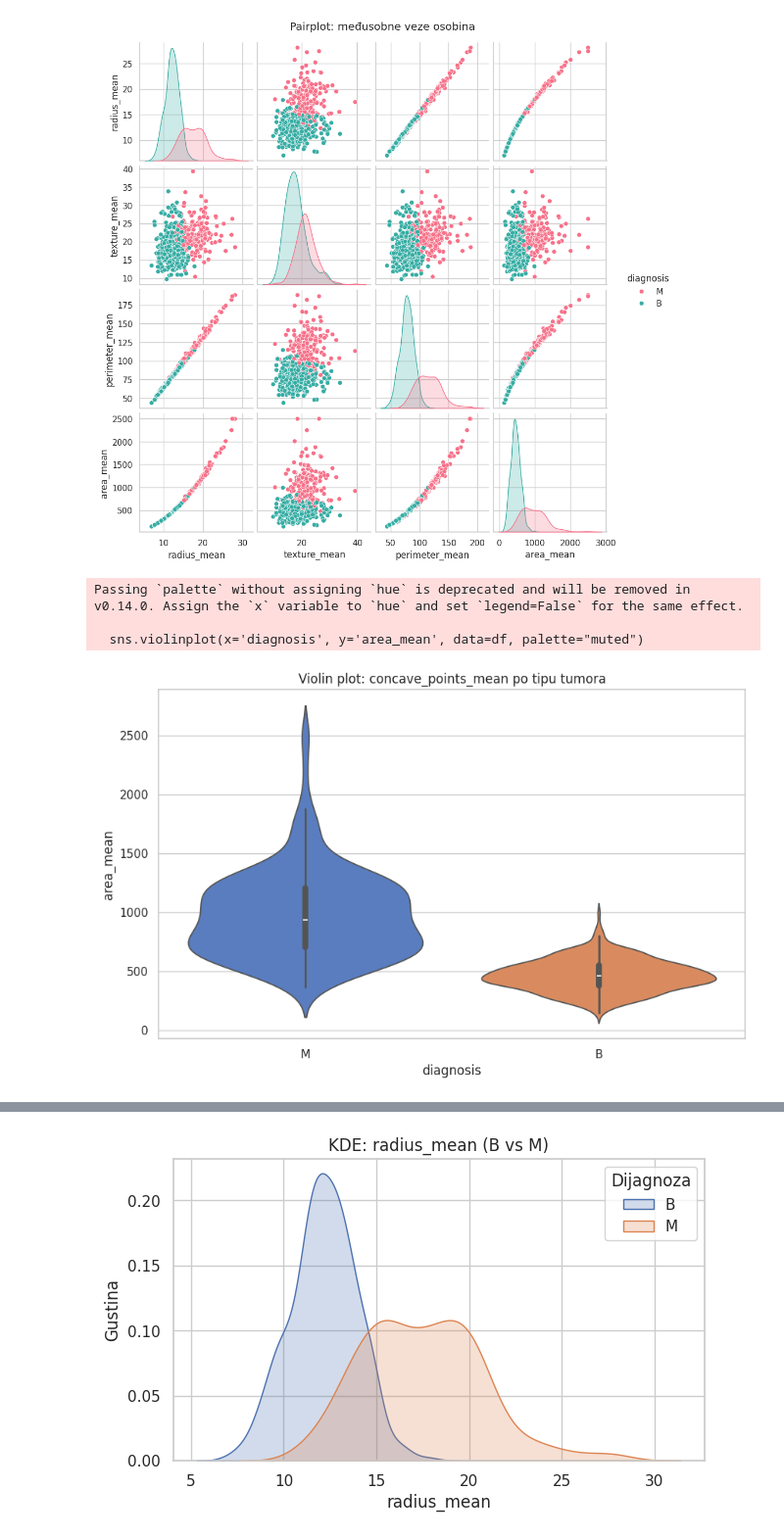
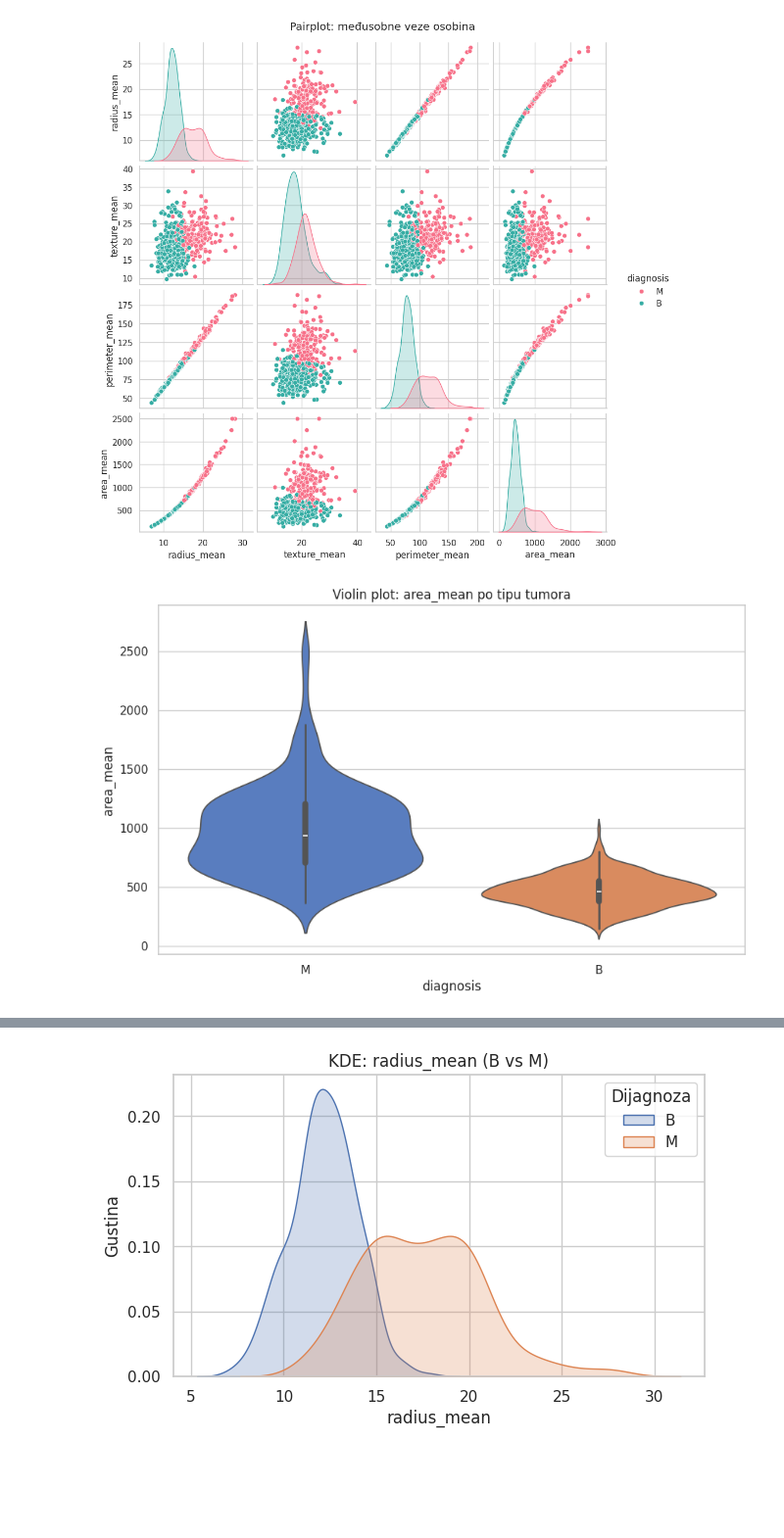
Before and after one commit to tamarajovicic1/Data-Science-Masters, a Jupyter notebook: breast-cancer-analysis/breast_cancer_analysis.ipynb, the cells around one changed output, grey strips where cells are left out. Shown at 98% size. Saved outputs shown, nothing was run; the diff lists cells and outputs as text; code cells hidden in the pictures; blank space fills up the shorter version.

```diff
--- a/breast-cancer-analysis/breast_cancer_analysis.ipynb
+++ b/breast-cancer-analysis/breast_cancer_analysis.ipynb
@@ -51,7 +51,8 @@ df.head()
 # %%
 #čišćenje nepotrebnih podataka
 #brisanje ne potrebne kolone
-df_cleaned = df.drop(columns=["Unnamed: 32"], errors="ignore")
+df = df.drop(columns=["Unnamed: 32"], errors="ignore")
+df_cleaned = df
 # %%
 #uklanjanje suvišnih razmaka u svim tekstualnim kolonama
 df = df.apply(lambda x: x.str.strip() if x.dtype == "object" else x)
@@ -253,14 +235,11 @@ plt.show()
 # %%
 #violin grafik(kombinacija boxplot-a i kernel density)
 plt.figure(figsize=(10,6))
-sns.violinplot(x='diagnosis', y='area_mean', data=df, palette="muted")
-plt.title("Violin plot: concave_points_mean po tipu tumora")
+sns.violinplot(x='diagnosis', y='area_mean', data=df, hue='diagnosis', palette="muted", legend=False)
+plt.title("Violin plot: area_mean po tipu tumora")
 plt.show()
 # %% [output]
-Passing `palette` without assigning `hue` is deprecated and will be removed in v0.14.0. Assign the `x` variable to `hue` and set `legend=False` for the same effect.
-
-  sns.violinplot(x='diagnosis', y='area_mean', data=df, palette="muted")
-[figure, old version]
+[figure, new version]
 # %%
 #z-score analiza za detekciju odstupanja u podacima
 from scipy.stats import zscore
```
Also changed, not shown: parts of 8 cells of this notebook.
